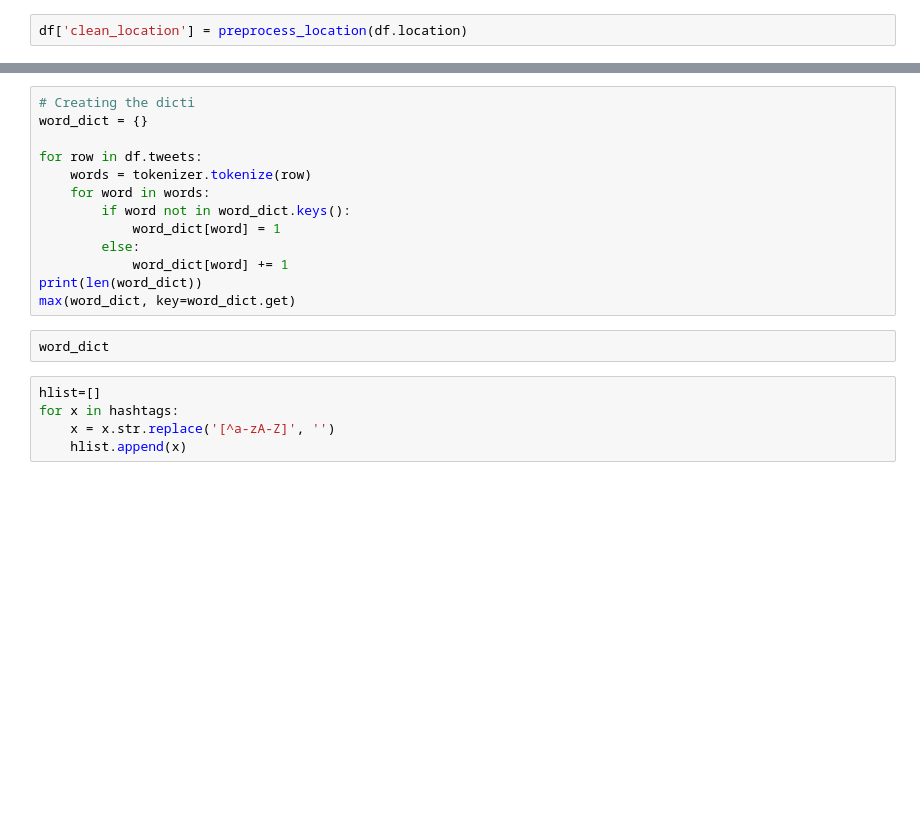
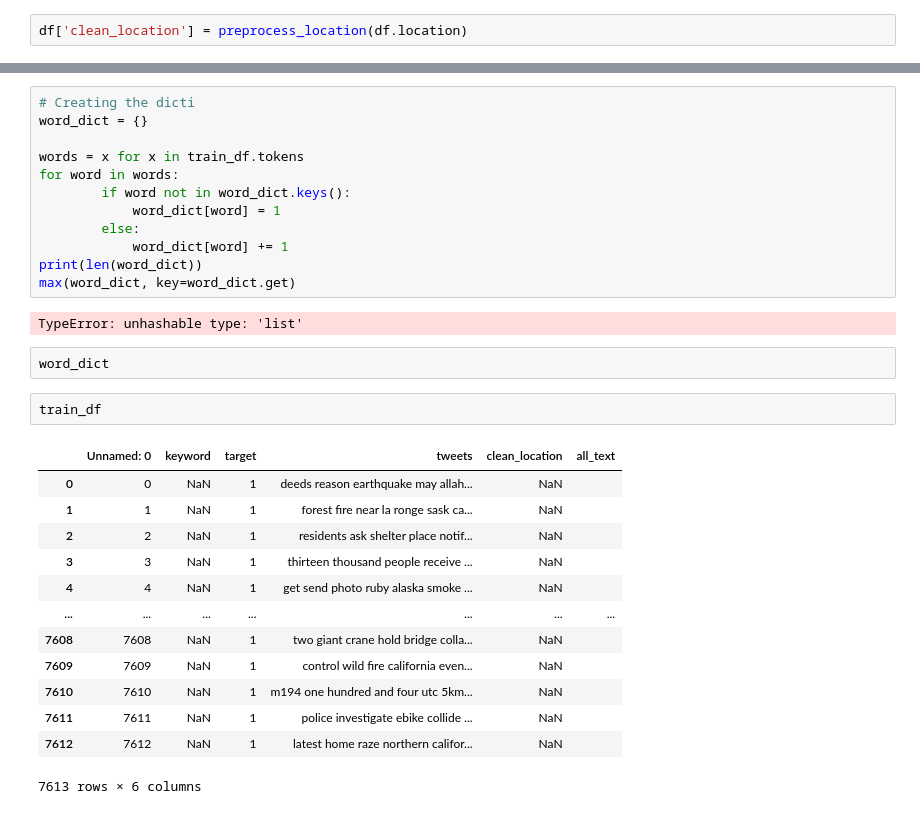
Before and after one commit to 8REN/disaster_tweets, a Jupyter notebook: preprocess_text.ipynb, the cells around one changed output, grey strips where cells are left out. Drawn from its saved outputs; the diff is of its cells as text; blank space fills up the shorter version.

```diff
--- a/preprocess_text.ipynb
+++ b/preprocess_text.ipynb
@@ -442,19 +324,31 @@ new_hash
 # Creating the dicti
 word_dict = {}
 
-for row in df.tweets:
-    words = tokenizer.tokenize(row)
-    for word in words:
+words = x for x in train_df.tokens
+for word in words:
         if word not in word_dict.keys():
             word_dict[word] = 1
         else:
             word_dict[word] += 1
 print(len(word_dict))
 max(word_dict, key=word_dict.get)
+# %% [output]
+TypeError: unhashable type: 'list'
 # %%
 word_dict
-# %%
-hlist=[]
-for x in hashtags:
-    x = x.str.replace('[^a-zA-Z]', '')
-    hlist.append(x)
+# %%
+train_df
+# %% [output]
+|  | Unnamed: 0 | keyword | target | tweets | clean_location | all_text |
+| 0 | 0 | NaN | 1 | deeds reason earthquake may allah... | NaN |  |
+| 1 | 1 | NaN | 1 | forest fire near la ronge sask ca... | NaN |  |
+| 2 | 2 | NaN | 1 | residents ask shelter place notif... | NaN |  |
+| 3 | 3 | NaN | 1 | thirteen thousand people receive ... | NaN |  |
+| 4 | 4 | NaN | 1 | get send photo ruby alaska smoke ... | NaN |  |
+| ... | ... | ... | ... | ... | ... | ... |
+| 7608 | 7608 | NaN | 1 | two giant crane hold bridge colla... | NaN |  |
+| 7609 | 7609 | NaN | 1 | control wild fire california even... | NaN |  |
+| 7610 | 7610 | NaN | 1 | m194 one hundred and four utc 5km... | NaN |  |
+| 7611 | 7611 | NaN | 1 | police investigate ebike collide ... | NaN |  |
+| 7612 | 7612 | NaN | 1 | latest home raze northern califor... | NaN |  |
+7613 rows × 6 columns
```
Also changed, not shown: parts of 50 cells of this notebook, 3 other files.
